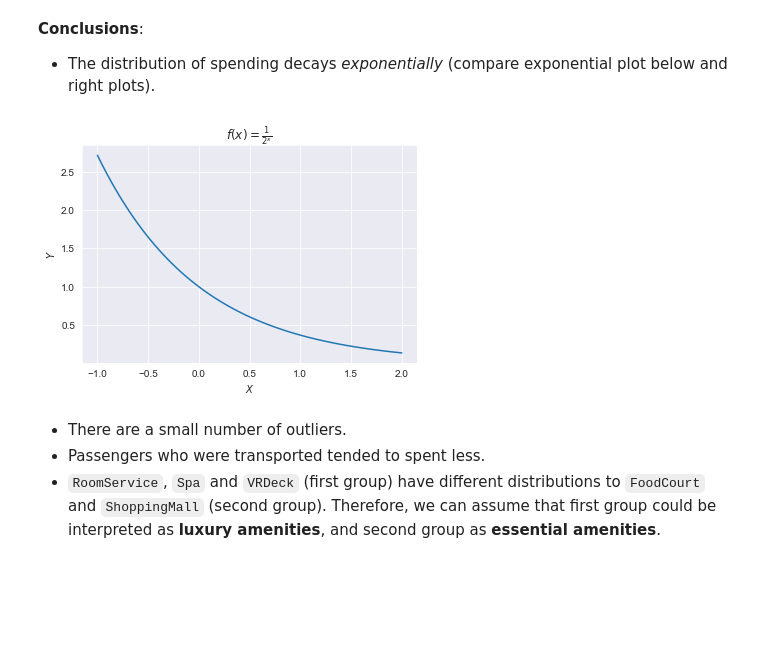
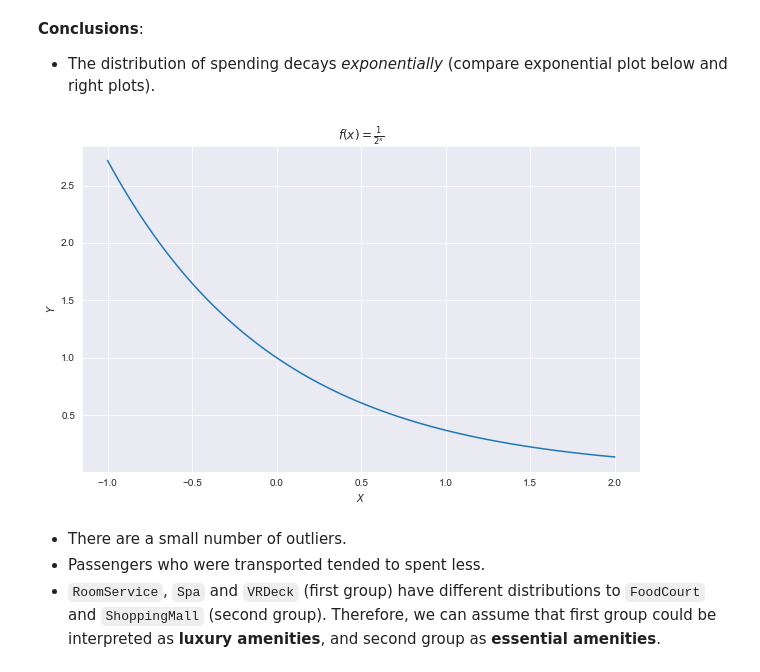
Before and after one commit to Ark3M/Kaggle-competitions, a Jupyter notebook: Spaceship Titanic/Spaceship_Titanic.ipynb, the cells around one changed output. Cells and saved outputs as stored; diff of their text form; code cells hidden in the pictures; blank space fills up the shorter version.

```diff
--- a/Spaceship Titanic/Spaceship_Titanic.ipynb
+++ b/Spaceship Titanic/Spaceship_Titanic.ipynb
@@ -198,15 +198,15 @@ plt.show()
 # %%
 x = np.linspace(-1, 2, 100)
 y = 1 / np.exp(x)
 
-plt.figure()
+plt.figure(figsize=(10, 6))
 plt.plot(x, y)
 plt.title(r"$f(x) = \frac{1}{2^x}$")
 plt.xlabel("$X$")
 plt.ylabel("$Y$")
 plt.show()
 # %% [output]
-[figure, old version]
+[figure, new version]
 # %% [markdown]
 + There are a small number of outliers.
 + Passengers who were transported tended to spent less.
```
Also changed, not shown: parts of 23 cells of this notebook.
